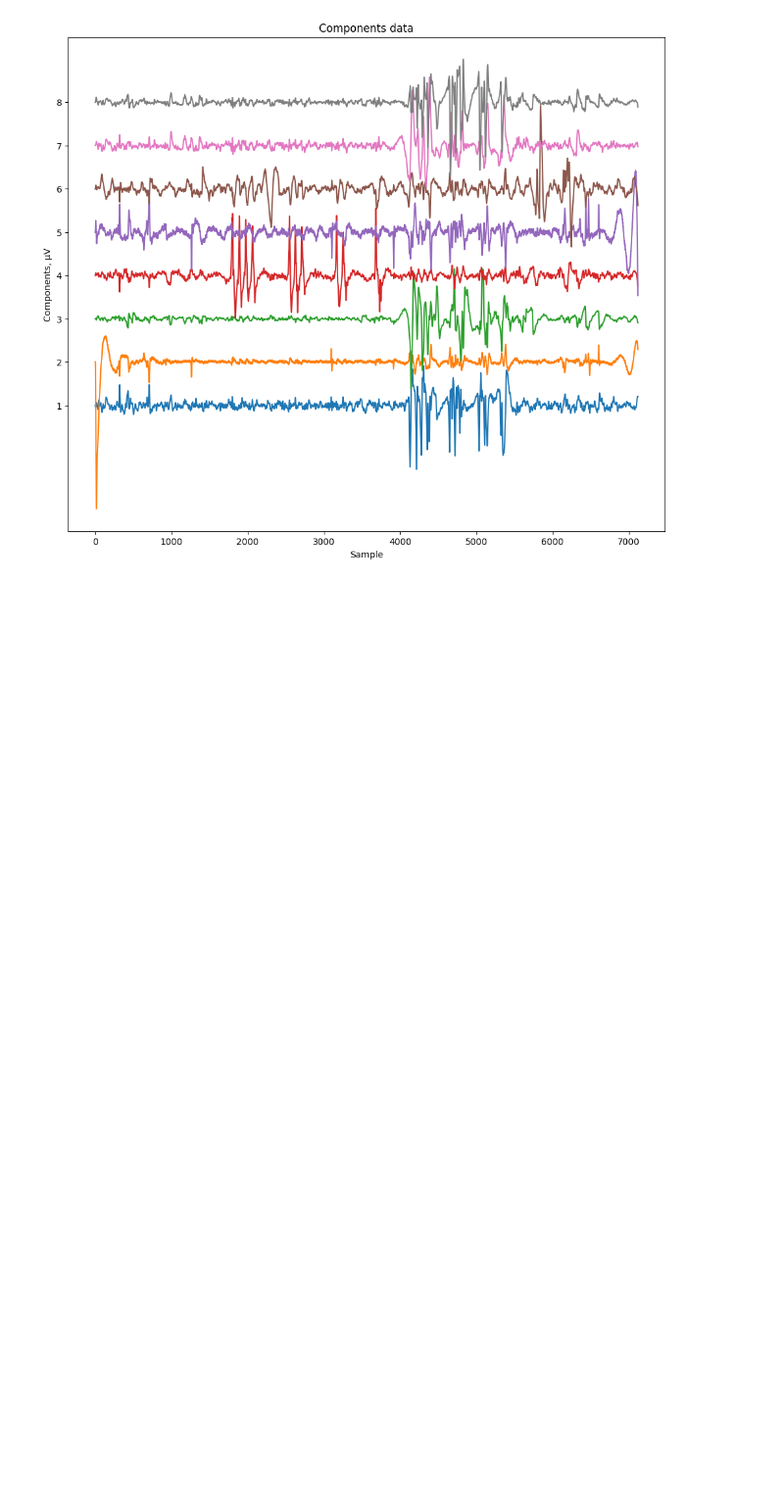
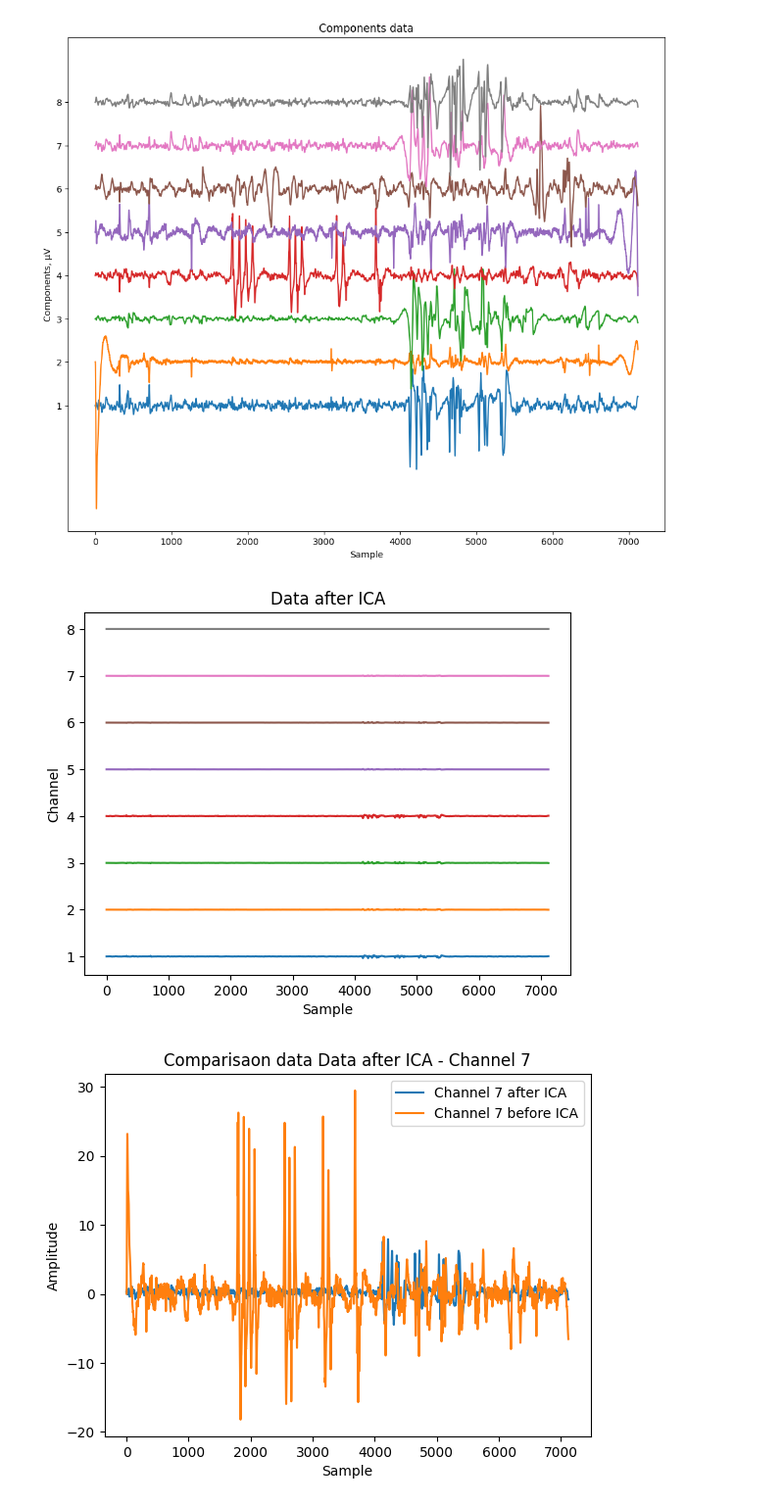
Before and after one commit to nargesyaghoubi/NeuroSignal, a Jupyter notebook: ica_bp_artifact_removal.ipynb, the cells around one changed output. Shown at 98% size. Drawn from its saved outputs; the diff is of its cells as text; code cells hidden in the pictures; blank space fills up the shorter version.

Commit message:
remove unwanted ICA components, reconstruct EEG, and plot results

```diff
--- a/ica_bp_artifact_removal.ipynb
+++ b/ica_bp_artifact_removal.ipynb
@@ -216,3 +216,43 @@ plt.title('Components data')
 plt.show()
 # %% [output]
 [figure]
+# %%
+"""
+After performing Independent Component Analysis (ICA) and visualizing the independent components, this script proceeds to remove all components except for the eye blink component (component 2) from the components matrix.
+This is achieved by setting all other component values to zero using indexing operations.
+The inverse_transform method of the ICA object is then called with the modified components matrix.
+This method reconstructs the original data by applying the inverse of the unmixing matrix learned during the ICA decomposition.
+The resulting data, stored in the restored variable, represents the original EEG data with the eye blink component removed.
+Next, the code plots the restored data using plt.plot, with each channel vertically offset by adding a constant value from the range(1000, 1000*n_channels+1000, 1000) sequence.
+This separation makes it easier to visualize the individual channels.
+"""
+# remove all components except for the eye blink component (component 2)
+#components[:, 0] = 0
+components[:, 1] = 0
+components[:, 2] = 0
+components[:, 3] = 0
+components[:, 4] = 0
+components[:, 5] = 0
+components[:, 6] = 0
+components[:, 7] = 0
+# reconstruct EEG without blinks
+restored = ica.inverse_transform(components)
+
+plt.plot(restored + range(1000, 1000*n_channels+1000, 1000))
+plt.yticks(range(1000, 1000*n_channels+1000, 1000), range(1, n_channels+1))
+plt.ylabel('Channel')
+plt.xlabel('Sample')
+plt.title("Data after ICA")
+plt.show()
+
+channel_data = restored[:, channel]
+plt.plot(channel_data, label=f'Channel {channel + 1} after ICA')
+plt.plot(channel_data_bp_filtered, label=f'Channel {channel + 1} before ICA')
+plt.ylabel('Amplitude')
+plt.xlabel('Sample')
+plt.title("Comparisaon data Data after ICA - Channel " + str(channel+1))
+plt.legend()
+plt.show()
+# %% [output]
+[figure, added]
+[figure, added]
```
